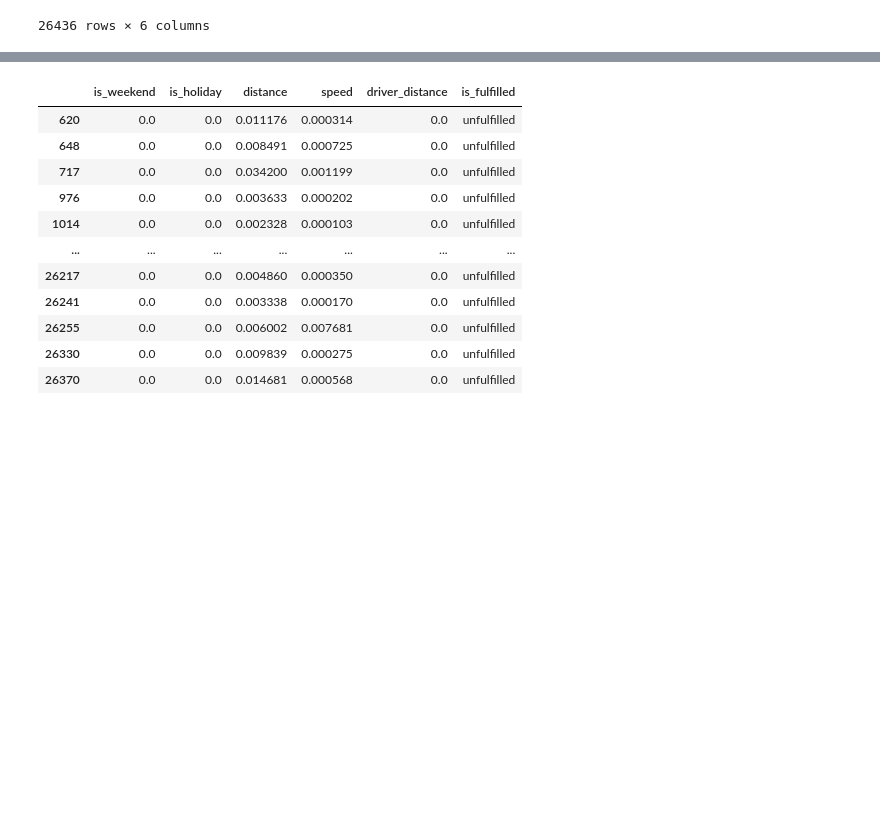
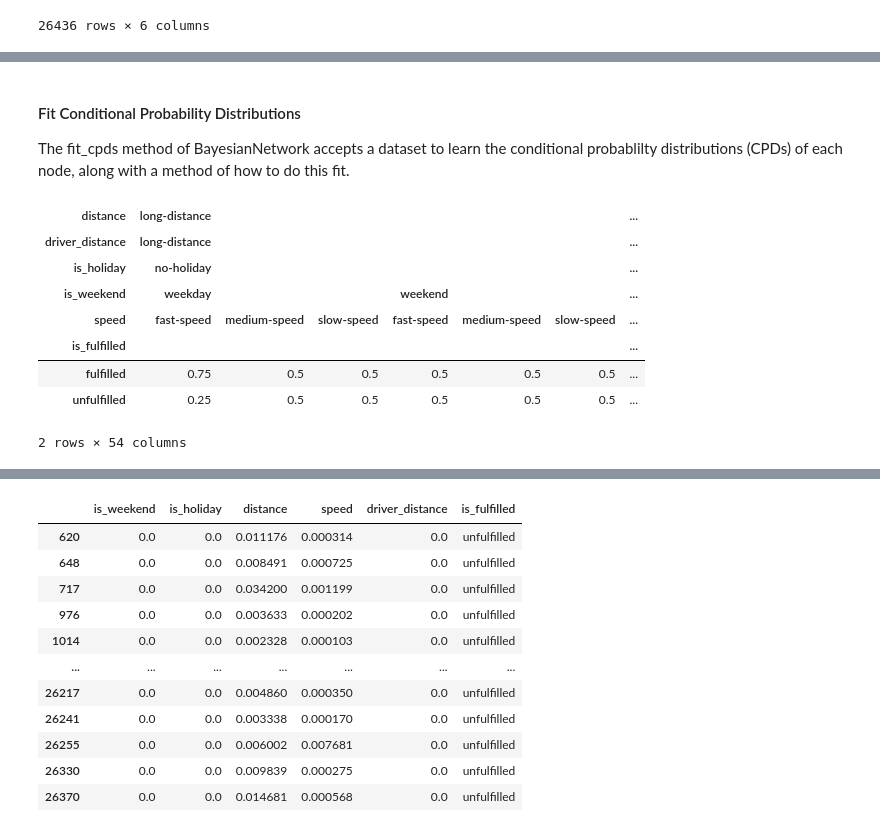
Before and after one commit to natyrix/Causal-Inference, a Jupyter notebook: notebooks/causal_learning.ipynb, the cells around one changed output, grey strips where cells are left out. Saved outputs shown, nothing was run; the diff lists cells and outputs as text; code cells hidden in the pictures; blank space fills up the shorter version.

```diff
--- a/notebooks/causal_learning.ipynb
+++ b/notebooks/causal_learning.ipynb
@@ -404,0 +408,4 @@ discretised_data
+# %%
+from sklearn.model_selection import train_test_split
+
+train, test = train_test_split(discretised_data, train_size=0.9, test_size=0.1, random_state=7)
@@ -404,0 +415,19 @@ discretised_data
+# %%
+bn = bn.fit_node_states(discretised_data)
+# %% [markdown]
+#### Fit Conditional Probability Distributions
+The fit_cpds method of BayesianNetwork accepts a dataset to learn the conditional probablilty distributions (CPDs) of each node, along with a method of how to do this fit.
+# %%
+bn = bn.fit_cpds(train, method="BayesianEstimator", bayes_prior="K2")
+# %%
+bn.cpds["is_fulfilled"]
+# %% [output]
+| distance | long-distance |  |  |  |  |  | ... |
+| driver_distance | long-distance |  |  |  |  |  | ... |
+| is_holiday | no-holiday |  |  |  |  |  | ... |
+| is_weekend | weekday |  |  | weekend |  |  | ... |
+| speed | fast-speed | medium-speed | slow-speed | fast-speed | medium-speed | slow-speed | ... |
+| is_fulfilled |  |  |  |  |  |  | ... |
+| fulfilled | 0.75 | 0.5 | 0.5 | 0.5 | 0.5 | 0.5 | ... |
+| unfulfilled | 0.25 | 0.5 | 0.5 | 0.5 | 0.5 | 0.5 | ... |
+2 rows × 54 columns
```
Also changed, not shown: parts of 32 cells of this notebook.
